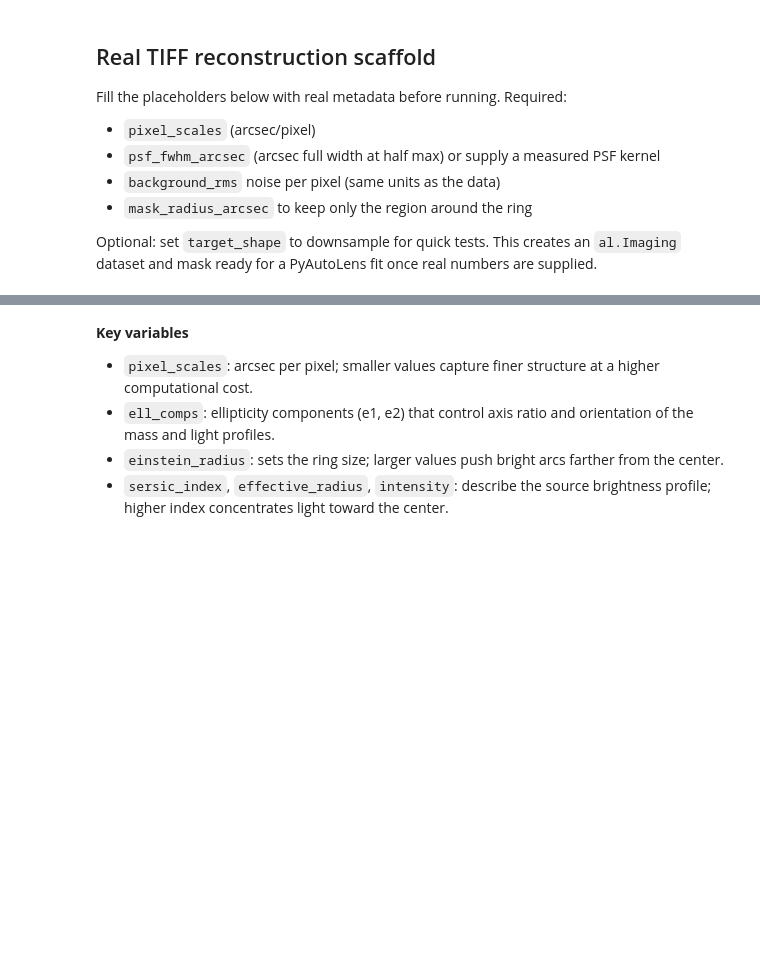
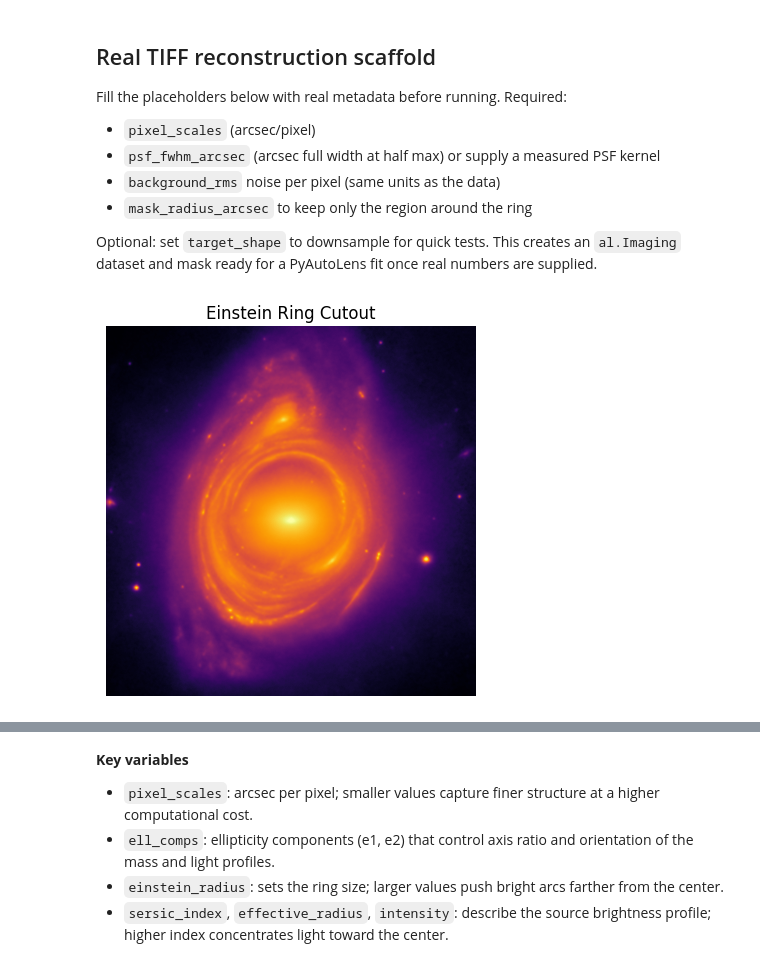
Before and after one commit to ahoop004/digi_fp, a Jupyter notebook: gravitational_lensing_demo.ipynb, the cells around one changed output, grey strips where cells are left out. Drawn from its saved outputs; the diff is of its cells as text; code cells hidden in the pictures; blank space fills up the shorter version.

```diff
--- a/gravitational_lensing_demo.ipynb
+++ b/gravitational_lensing_demo.ipynb
@@ -209,0 +78,16 @@ plt.show()
+# %%
+# === Load & Crop Image ===
+tif_path = Path("potm2503a.tif")
+tif_image = Image.open(tif_path).convert("F")
+data_native = np.array(tif_image, dtype="float32")
+
+cy, cx = np.array(data_native.shape) // 2
+radius = 450
+cutout = data_native[cy - radius:cy + radius, cx - radius:cx + radius]
+
+plt.imshow(cutout, cmap="inferno", origin="lower")
+plt.title("Einstein Ring Cutout")
+plt.axis("off")
+plt.show()
+# %% [output]
+[figure, added]
```
Also changed, not shown: parts of 22 cells of this notebook, 2 other files.
